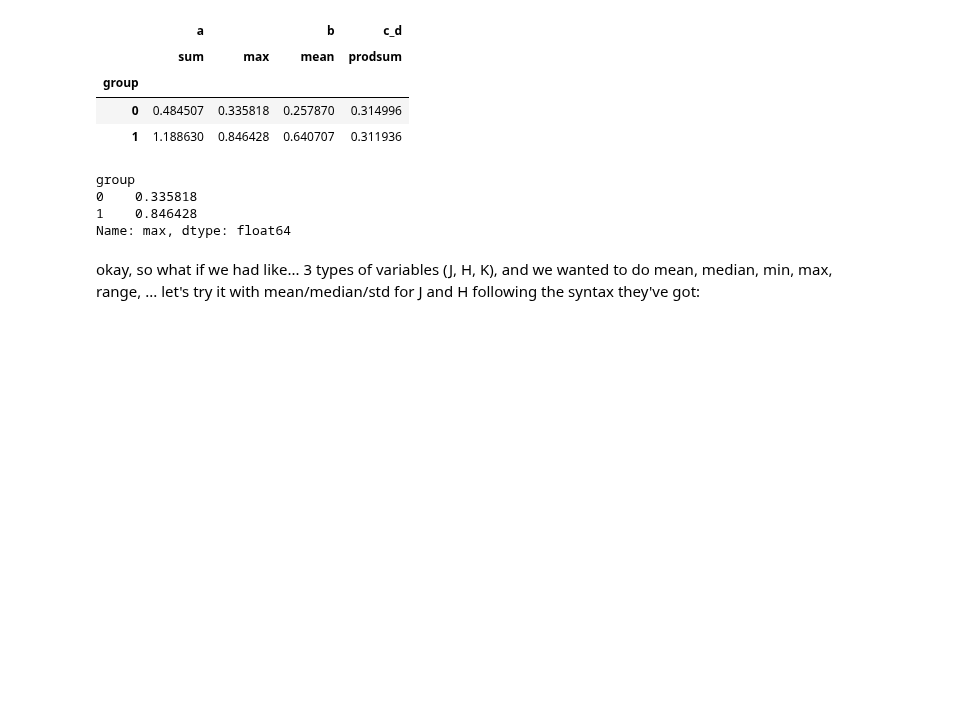
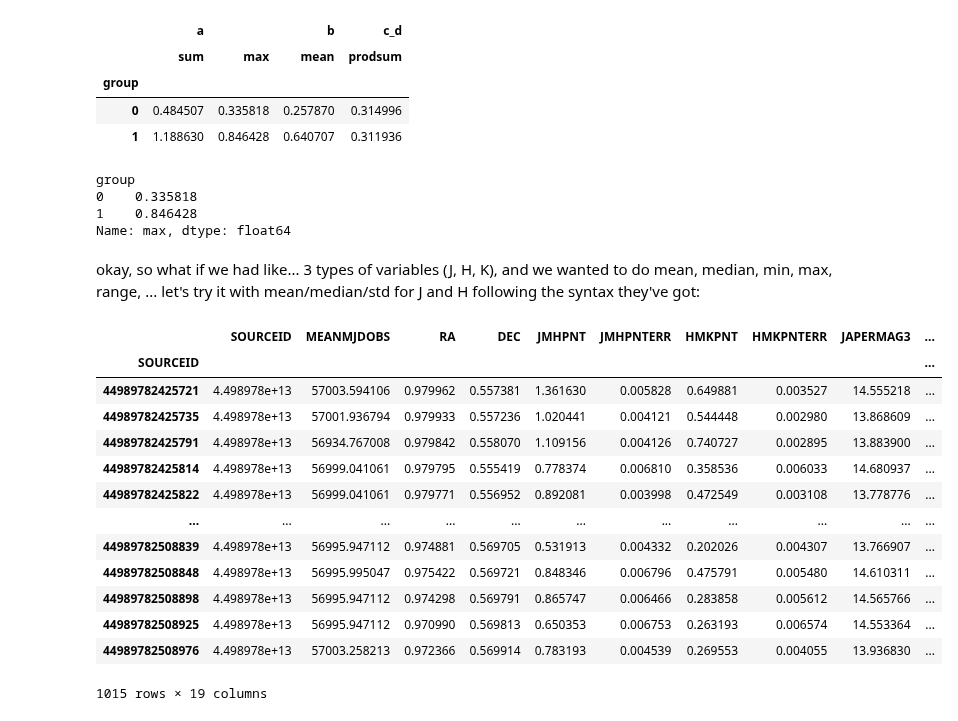
Before and after one commit to tomr-stargazer/Variability_Project_2020, a Jupyter notebook: wuvars/analysis/prototypes/Testing a Stack Overflow recommended answer re pandas, multiple fns and multiple columns.ipynb, the cells around one changed output. Saved outputs shown, nothing was run; the diff lists cells and outputs as text; code cells hidden in the pictures; blank space fills up the shorter version.

```diff
--- a/wuvars/analysis/prototypes/Testing a Stack Overflow recommended answer re pandas, multiple fns and multiple columns.ipynb
+++ b/wuvars/analysis/prototypes/Testing a Stack Overflow recommended answer re pandas, multiple fns and multiple columns.ipynb
@@ -88,0 +104,18 @@ okay, so what if we had like... 3 types of variables (J, H, K), and we wanted to
+# %%
+# just a quick test of this,
+df.groupby('SOURCEID').apply(np.mean)
+# %% [output]
+|  | SOURCEID | MEANMJDOBS | RA | DEC | JMHPNT | JMHPNTERR | HMKPNT | HMKPNTERR | JAPERMAG3 | ... |
+| SOURCEID |  |  |  |  |  |  |  |  |  | ... |
+| 44989782425721 | 4.498978e+13 | 57003.594106 | 0.979962 | 0.557381 | 1.361630 | 0.005828 | 0.649881 | 0.003527 | 14.555218 | ... |
+| 44989782425735 | 4.498978e+13 | 57001.936794 | 0.979933 | 0.557236 | 1.020441 | 0.004121 | 0.544448 | 0.002980 | 13.868609 | ... |
+| 44989782425791 | 4.498978e+13 | 56934.767008 | 0.979842 | 0.558070 | 1.109156 | 0.004126 | 0.740727 | 0.002895 | 13.883900 | ... |
+| 44989782425814 | 4.498978e+13 | 56999.041061 | 0.979795 | 0.555419 | 0.778374 | 0.006810 | 0.358536 | 0.006033 | 14.680937 | ... |
+| 44989782425822 | 4.498978e+13 | 56999.041061 | 0.979771 | 0.556952 | 0.892081 | 0.003998 | 0.472549 | 0.003108 | 13.778776 | ... |
+| ... | ... | ... | ... | ... | ... | ... | ... | ... | ... | ... |
+| 44989782508839 | 4.498978e+13 | 56995.947112 | 0.974881 | 0.569705 | 0.531913 | 0.004332 | 0.202026 | 0.004307 | 13.766907 | ... |
+| 44989782508848 | 4.498978e+13 | 56995.995047 | 0.975422 | 0.569721 | 0.848346 | 0.006796 | 0.475791 | 0.005480 | 14.610311 | ... |
+| 44989782508898 | 4.498978e+13 | 56995.947112 | 0.974298 | 0.569791 | 0.865747 | 0.006466 | 0.283858 | 0.005612 | 14.565766 | ... |
+| 44989782508925 | 4.498978e+13 | 56995.947112 | 0.970990 | 0.569813 | 0.650353 | 0.006753 | 0.263193 | 0.006574 | 14.553364 | ... |
+| 44989782508976 | 4.498978e+13 | 57003.258213 | 0.972366 | 0.569914 | 0.783193 | 0.004539 | 0.269553 | 0.004055 | 13.936830 | ... |
+1015 rows × 19 columns
```
Also changed, not shown: parts of 8 cells of this notebook.
